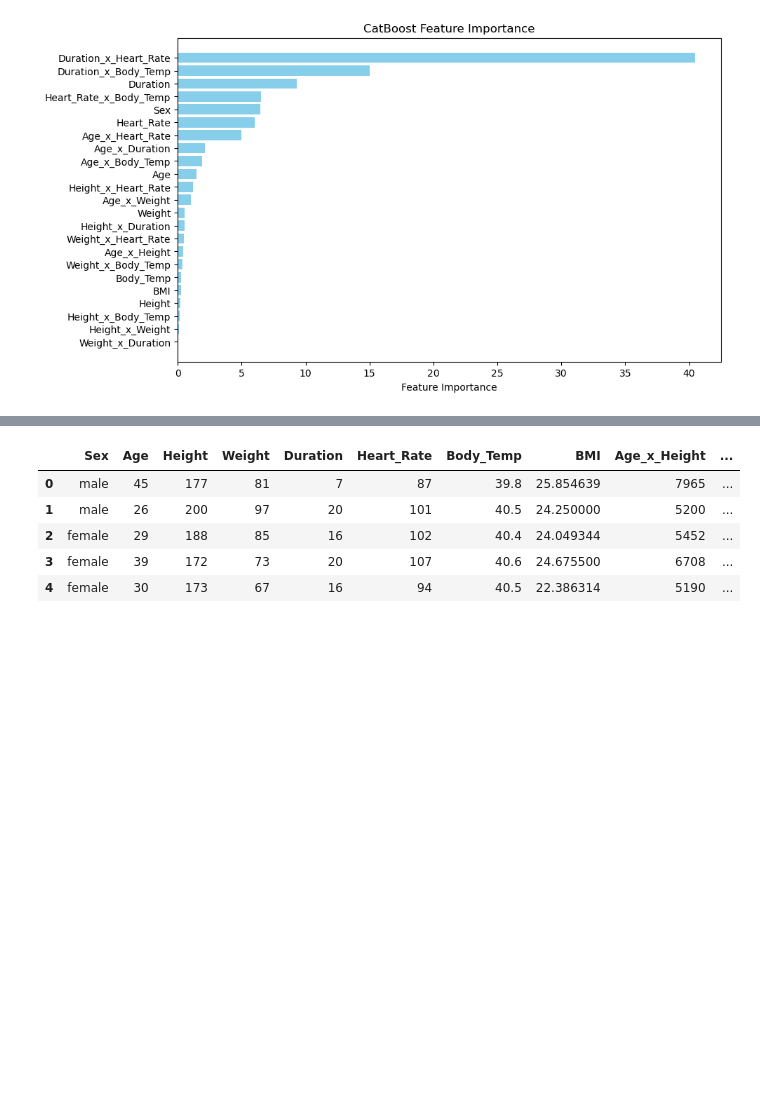
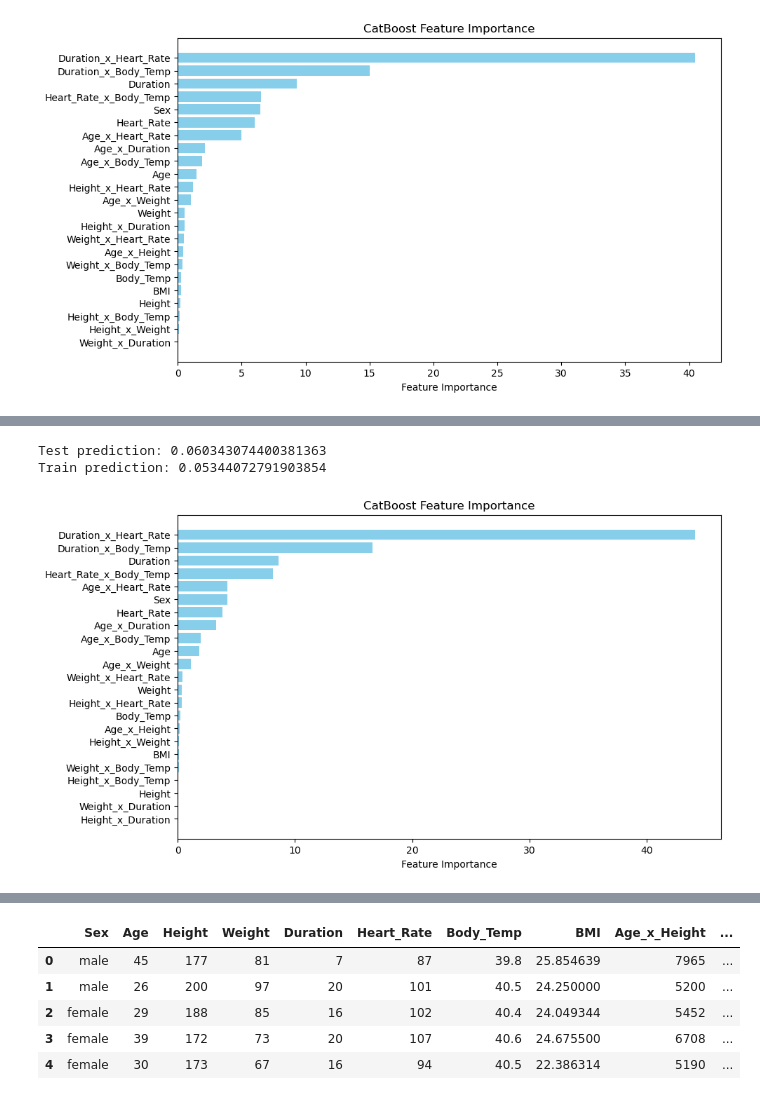
Before and after one commit to ElliotBlackstone/S25_Predict_Calories, a Jupyter notebook: calorie_catboost.ipynb, the cells around one changed output, grey strips where cells are left out. Cells and saved outputs as stored; diff of their text form; code cells hidden in the pictures; blank space fills up the shorter version.

```diff
--- a/calorie_catboost.ipynb
+++ b/calorie_catboost.ipynb
@@ -276,0 +462,78 @@ plt.show()
+# %%
+# Kaggle score 0.05922 priv, 0.05823 public, cb_prediction_5.csv
+
+# Best trial:
+#   Value: 0.059658057482489035
+#   Params:
+#     iterations: 995
+#     depth: 10
+#     learning_rate: 0.04444183851602489
+#     l2_leaf_reg: 6.361250999342214e-05
+#     bagging_temperature: 8.922652276190107e-06
+#     border_count: 190
+
+num_indices = 600000
+
+train_index = np.random.choice(X.index, size=num_indices, replace=False)
+test_index = list(set(np.arange(len(X))) - set(train_index))
+
+
+X_train, X_test = X.loc[train_index], X.loc[test_index]
+y_train, y_test = y.loc[train_index], y.loc[test_index]
+
+# Define parameters
+params = {
+    'iterations': 995,
+    'depth': 10,
+    'learning_rate': 0.04444183851602489,
+    'l2_leaf_reg': 6.361250999342214e-05,
+    'bagging_temperature': 8.922652276190107e-06,
+    'border_count': 190,
+    'loss_function': 'RMSE',
+    'eval_metric': 'RMSE',
+    'early_stopping_rounds': 50,
+    #'subsample': ss,
+    'task_type': 'GPU',
+    'verbose': -1
+}
+
+# Train the model
+model = CatBoostRegressor(**params)
+model.fit(X_train, y_train, eval_set=(X_test, y_test), verbose=0, cat_features=[0])
+
+
+# Make predictions
+y_pred = model.predict(X_test)
+y_pred[y_pred <= 0] = 1
+print("Test prediction:", rmse(y_test, y_pred))
+
+# Make predictions
+train_pred = model.predict(X_train)
+
+# Ensure non-negative predictions (important for RMSLE)
+train_pred[train_pred < 0] = 1
+
+print("Train prediction:", rmse(train_pred, y_train))
+
+
+# Get feature importances
+feature_importances = model.get_feature_importance()
+
+# Get feature names
+feature_names = X_train.columns
+
+# Sort feature importances and names
+sorted_idx = feature_importances.argsort()
+sorted_importances = feature_importances[sorted_idx]
+sorted_names = feature_names[sorted_idx]
+
+# Plot feature importances
+plt.figure(figsize=(10, 6))
+plt.barh(sorted_names, sorted_importances, color='skyblue')
+plt.xlabel("Feature Importance")
+plt.title("CatBoost Feature Importance")
+plt.show()
+# %% [output]
+Test prediction: 0.060343074400381363
+Train prediction: 0.05344072791903854
+[figure, added]
```
Also changed, not shown: parts of 6 cells of this notebook, 11 other files.
